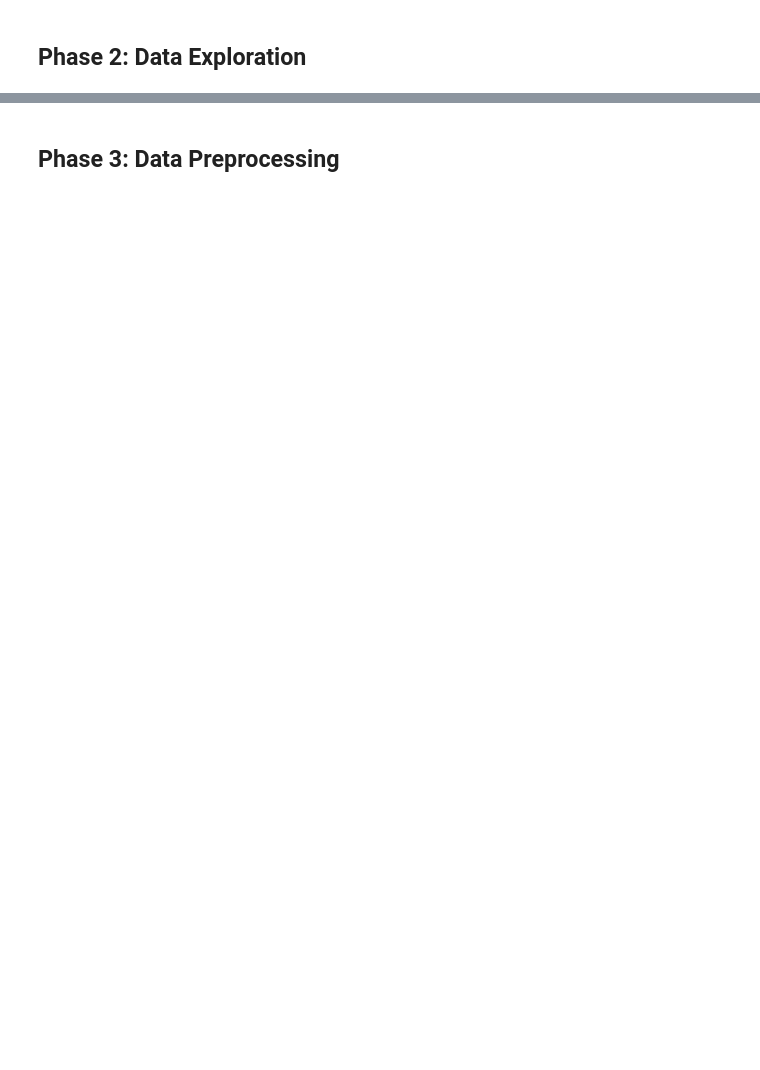
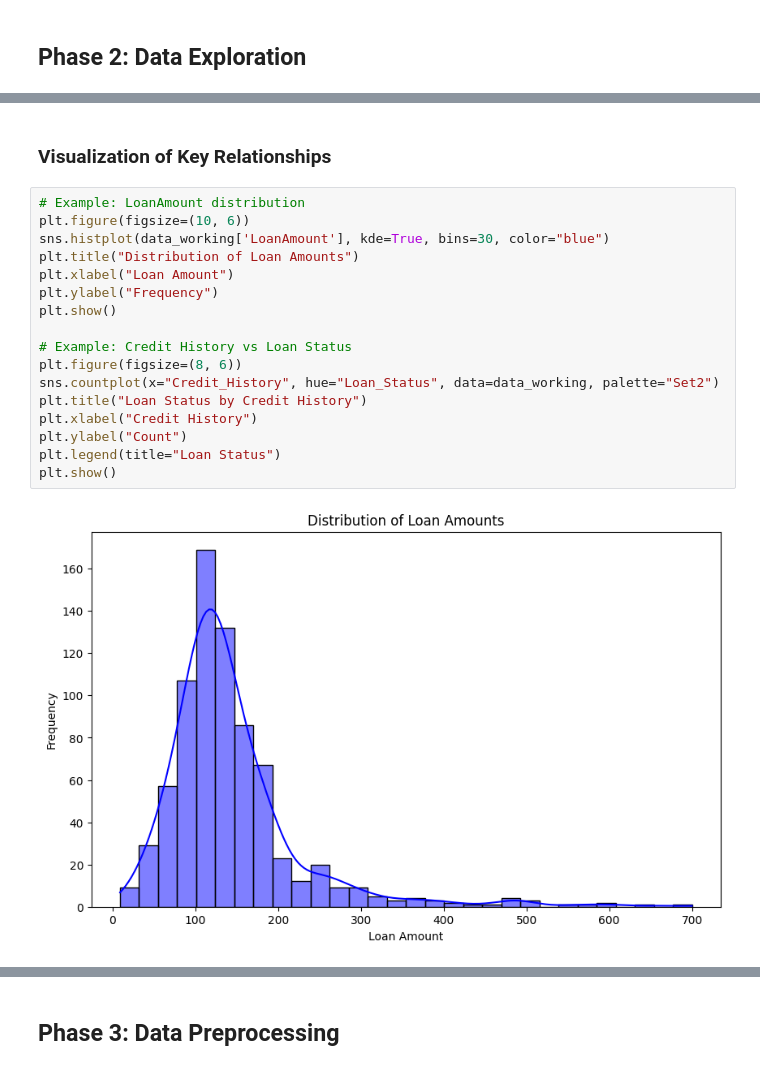
Before and after one commit to simbouch/classification, a Jupyter notebook: notebooks/loan_bank_notebook1.ipynb, the cells around one changed output, grey strips where cells are left out. Drawn from its saved outputs; the diff is of its cells as text; blank space fills up the shorter version.

```diff
--- a/notebooks/loan_bank_notebook1.ipynb
+++ b/notebooks/loan_bank_notebook1.ipynb
@@ -31,0 +311,21 @@ data.head()
+# %% [markdown]
+### Visualization of Key Relationships
+# %%
+# Example: LoanAmount distribution
+plt.figure(figsize=(10, 6))
+sns.histplot(data_working['LoanAmount'], kde=True, bins=30, color="blue")
+plt.title("Distribution of Loan Amounts")
+plt.xlabel("Loan Amount")
+plt.ylabel("Frequency")
+plt.show()
+
+# Example: Credit History vs Loan Status
+plt.figure(figsize=(8, 6))
+sns.countplot(x="Credit_History", hue="Loan_Status", data=data_working, palette="Set2")
+plt.title("Loan Status by Credit History")
+plt.xlabel("Credit History")
+plt.ylabel("Count")
+plt.legend(title="Loan Status")
+plt.show()
+# %% [output]
+[figure, added]
```
Also changed, not shown: parts of 38 cells of this notebook, 4 other files.
